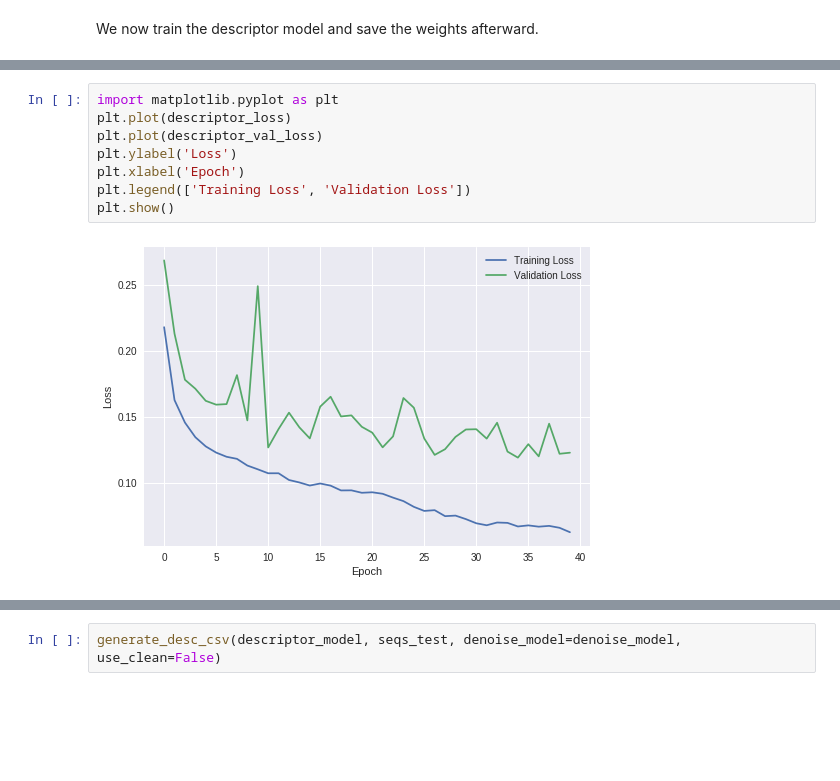
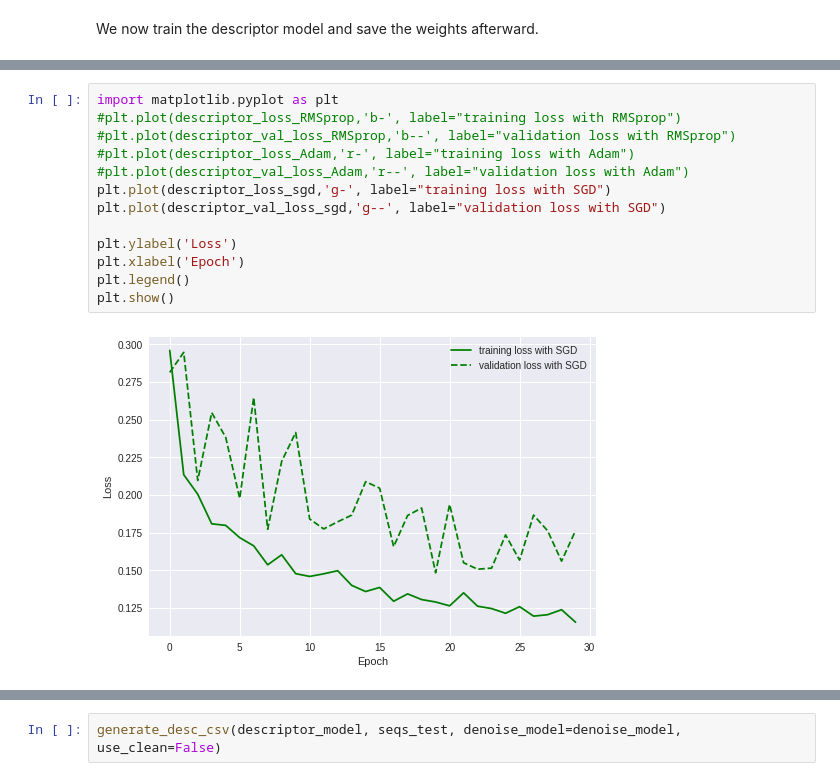
Before and after one commit to Martinpanzy/Deep_Learning, a Jupyter notebook: improved.ipynb, the cells around one changed output, grey strips where cells are left out. Saved outputs shown, nothing was run; the diff lists cells and outputs as text; blank space fills up the shorter version.

```diff
--- a/improved.ipynb
+++ b/improved.ipynb
@@ -534,13 +661,18 @@ Epoch 1/1
-# %%
-import matplotlib.pyplot as plt
-plt.plot(descriptor_loss)
-plt.plot(descriptor_val_loss)
-plt.ylabel('Loss')
-plt.xlabel('Epoch')
-plt.legend(['Training Loss', 'Validation Loss'])
-plt.show()
-# %% [output]
-[figure, removed]
+# %%
+import matplotlib.pyplot as plt
+#plt.plot(descriptor_loss_RMSprop,'b-', label="training loss with RMSprop")
+#plt.plot(descriptor_val_loss_RMSprop,'b--', label="validation loss with RMSprop")
+#plt.plot(descriptor_loss_Adam,'r-', label="training loss with Adam")
+#plt.plot(descriptor_val_loss_Adam,'r--', label="validation loss with Adam")
+plt.plot(descriptor_loss_sgd,'g-', label="training loss with SGD")
+plt.plot(descriptor_val_loss_sgd,'g--', label="validation loss with SGD")
+
+plt.ylabel('Loss')
+plt.xlabel('Epoch')
+plt.legend()
+plt.show()
+# %% [output]
+[figure, added]
 # %% [markdown]
 ## Generating descriptors files for test data
 
```
Also changed, not shown: parts of 19 cells of this notebook.
